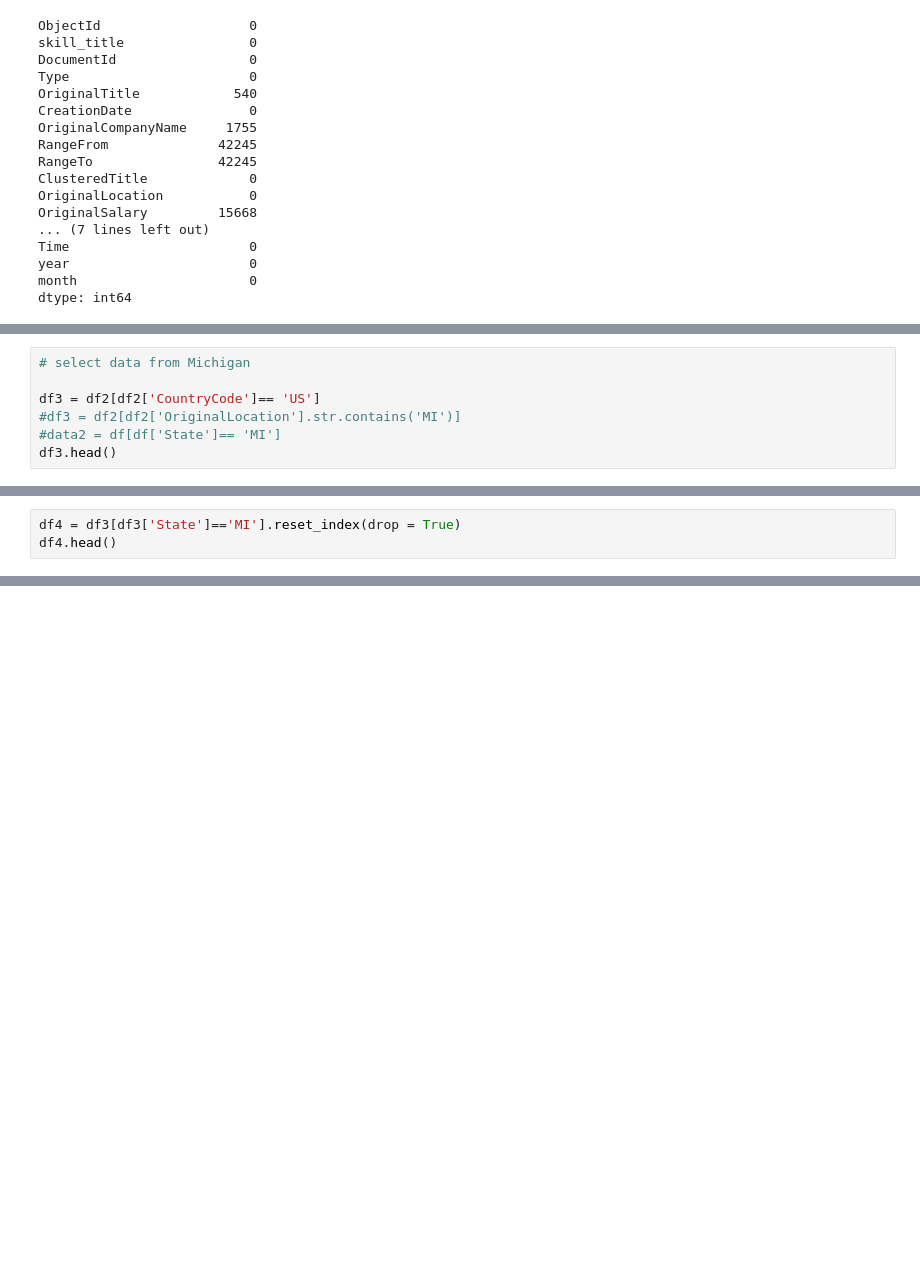
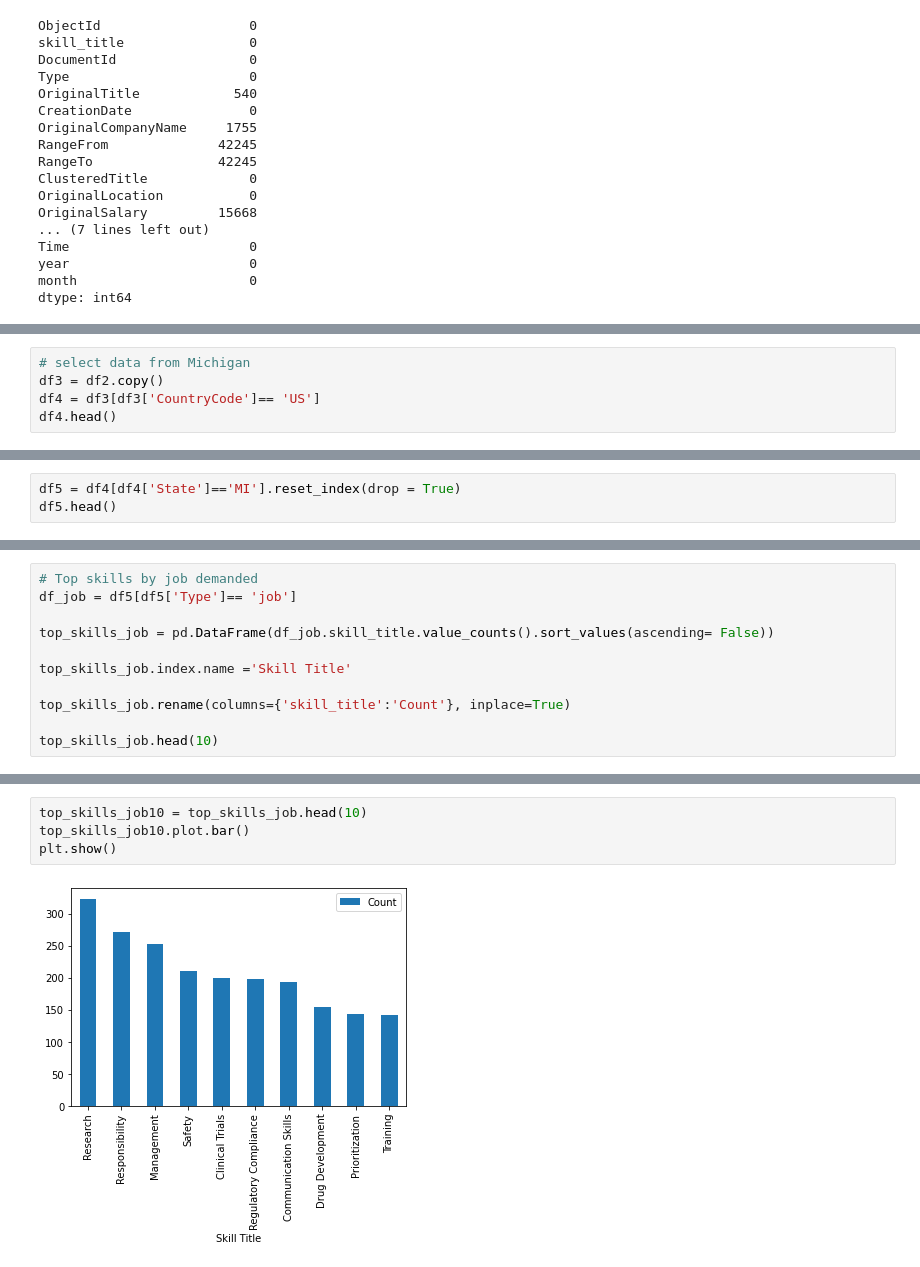
Before and after one commit to obeabi/Assignments, a Jupyter notebook: SkyHive.ipynb, the cells around one changed output, grey strips where cells are left out. Cells and saved outputs as stored; diff of their text form; blank space fills up the shorter version.

```diff
--- a/SkyHive.ipynb
+++ b/SkyHive.ipynb
@@ -180,10 +180,8 @@ dtype: int64
 # %%
 # select data from Michigan
-
-df3 = df2[df2['CountryCode']== 'US']
-#df3 = df2[df2['OriginalLocation'].str.contains('MI')]
-#data2 = df[df['State']== 'MI']
-df3.head()
+df3 = df2.copy()
+df4 = df3[df3['CountryCode']== 'US']
+df4.head()
 # %% [output]
 |  | ObjectId | skill_title | DocumentId | Type | OriginalTitle | CreationDate | OriginalCompanyName | ... |
 | 15489 | 5adcfd7bdccd3b50f37385ee | emergency patient care | 239824421 | job | LPN (Licensed Practical Nurse) | 2020-04-02 07:46:36 | HONORehg | ... |
@@ -212,8 +210,8 @@ year                       0
 month                      0
 dtype: int64
 # %%
-df4 = df3[df3['State']=='MI'].reset_index(drop = True)
-df4.head()
+df5 = df4[df4['State']=='MI'].reset_index(drop = True)
+df5.head()
 # %% [output]
 |  | ObjectId | skill_title | DocumentId | Type | OriginalTitle | CreationDate | OriginalCompanyName | ... |
 | 0 | 5b9acd0f8150937237061eea | billing | 241762023 | job | RN- PICC Nurse- PSHGC | 2020-04-03 02:38:24 | Pioneer Specialty Hospital | ... |
@@ -275,0 +295,11 @@ df4.to_csv('data.csv')
+# %%
+# Top skills by job demanded
+df_job = df5[df5['Type']== 'job']
+
+top_skills_job = pd.DataFrame(df_job.skill_title.value_counts().sort_values(ascending= False))
+
+top_skills_job.index.name ='Skill Title'
+
+top_skills_job.rename(columns={'skill_title':'Count'}, inplace=True)
+
+top_skills_job.head(10)
@@ -275,0 +319,6 @@ df4.to_csv('data.csv')
+# %%
+top_skills_job10 = top_skills_job.head(10)
+top_skills_job10.plot.bar()
+plt.show()
+# %% [output]
+[figure, added]
```
Also changed, not shown: parts of 29 cells of this notebook.
